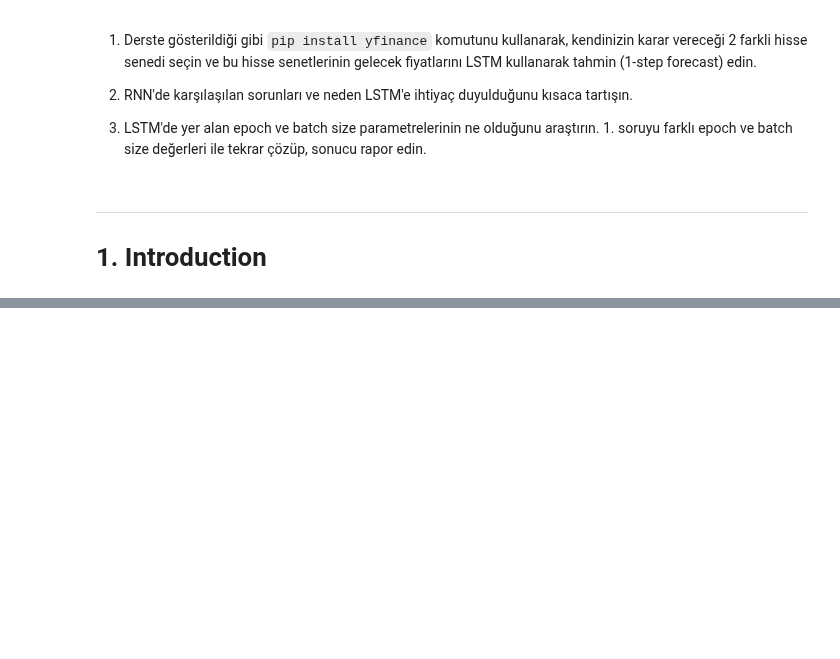
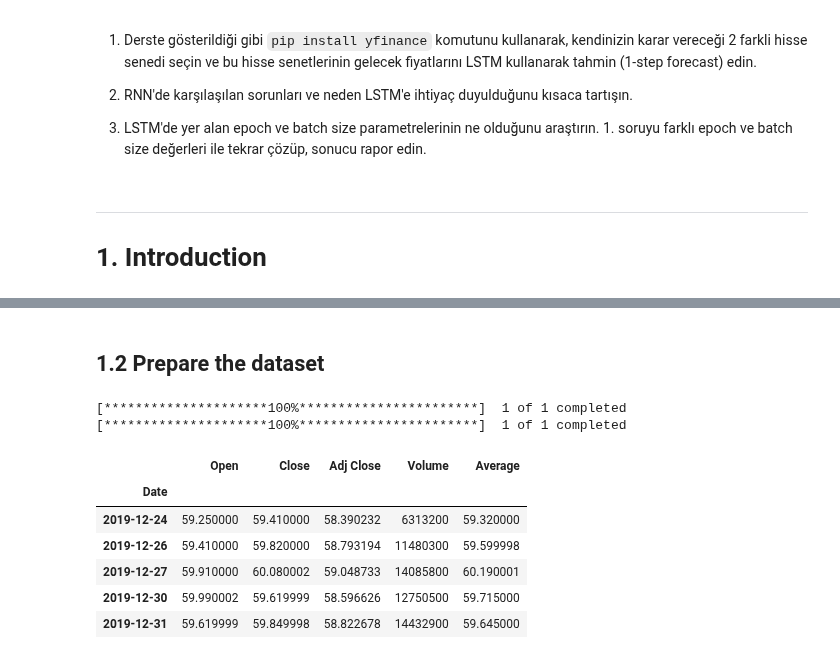
Before and after one commit to gulmert89/bootcamp_files, a Jupyter notebook: odev115_rnn.ipynb, the cells around one changed output, grey strips where cells are left out. Saved outputs shown, nothing was run; the diff lists cells and outputs as text; code cells hidden in the pictures; blank space fills up the shorter version.

```diff
--- a/odev115_rnn.ipynb
+++ b/odev115_rnn.ipynb
@@ -44,0 +45,31 @@ Successfully installed lxml-4.6.0 yfinance-0.1.55
+# %% [markdown]
+## 1.2 Prepare the dataset
+# %%
+intel = yf.download("INTC",
+                  start="1990-01-01",
+                  end="2020-01-01",
+                  interval="1d",
+                  prepost=True)
+amd = yf.download("AMD",
+                  start="1990-01-01",
+                  end="2020-01-01",
+                  interval="1d",
+                  prepost=True)
+# %% [output]
+[*********************100%***********************]  1 of 1 completed
+[*********************100%***********************]  1 of 1 completed
+# %%
+intel["Average"] = (intel.High + intel.Low) / 2
+amd["Average"] = (amd.High + amd.Low) / 2
+intel.drop(columns=["High", "Low"], inplace=True)
+amd.drop(columns=["High", "Low"], inplace=True)
+
+intel.tail()
+# %% [output]
+|  | Open | Close | Adj Close | Volume | Average |
+| Date |  |  |  |  |  |
+| 2019-12-24 | 59.250000 | 59.410000 | 58.390232 | 6313200 | 59.320000 |
+| 2019-12-26 | 59.410000 | 59.820000 | 58.793194 | 11480300 | 59.599998 |
+| 2019-12-27 | 59.910000 | 60.080002 | 59.048733 | 14085800 | 60.190001 |
+| 2019-12-30 | 59.990002 | 59.619999 | 58.596626 | 12750500 | 59.715000 |
+| 2019-12-31 | 59.619999 | 59.849998 | 58.822678 | 14432900 | 59.645000 |
```
Also changed, not shown: parts of 24 cells of this notebook.
